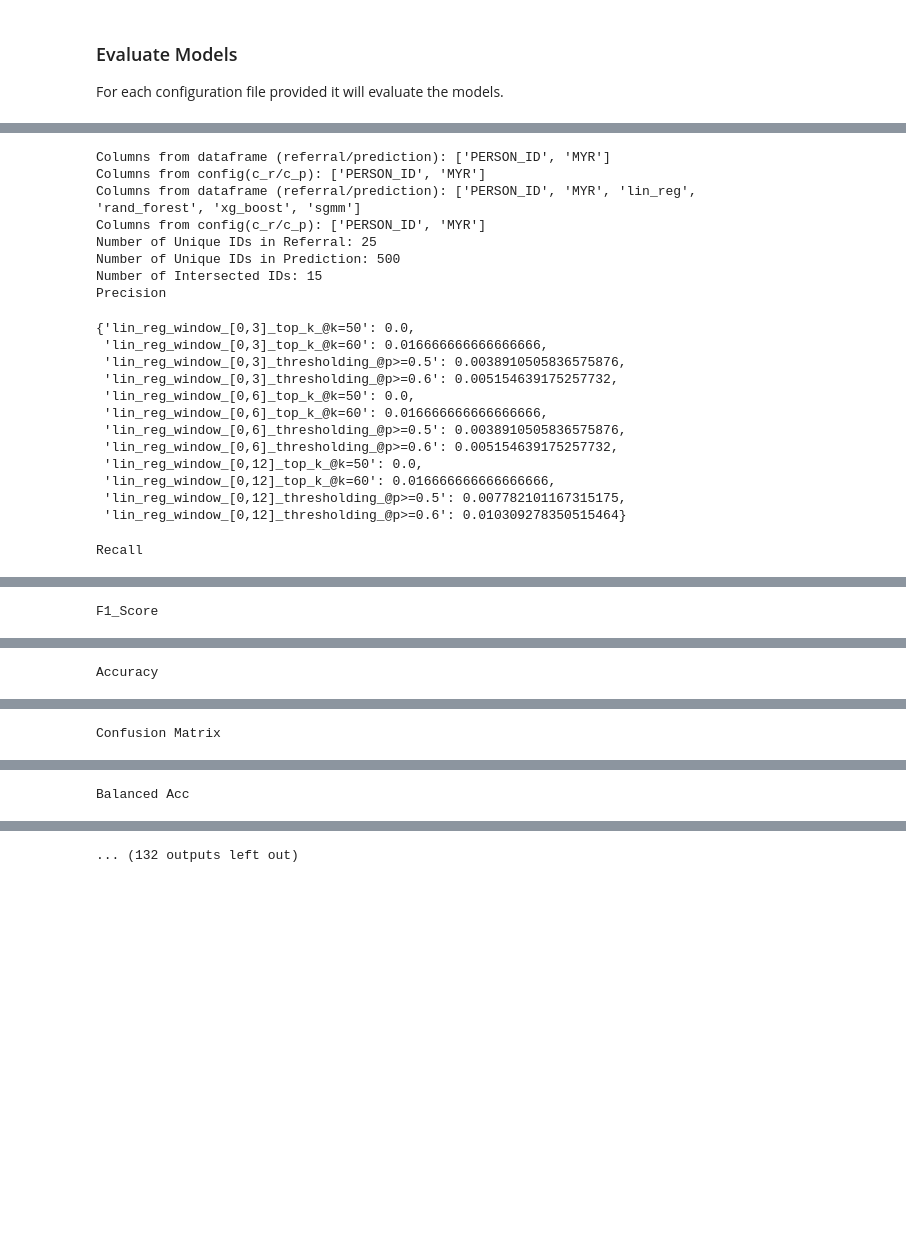
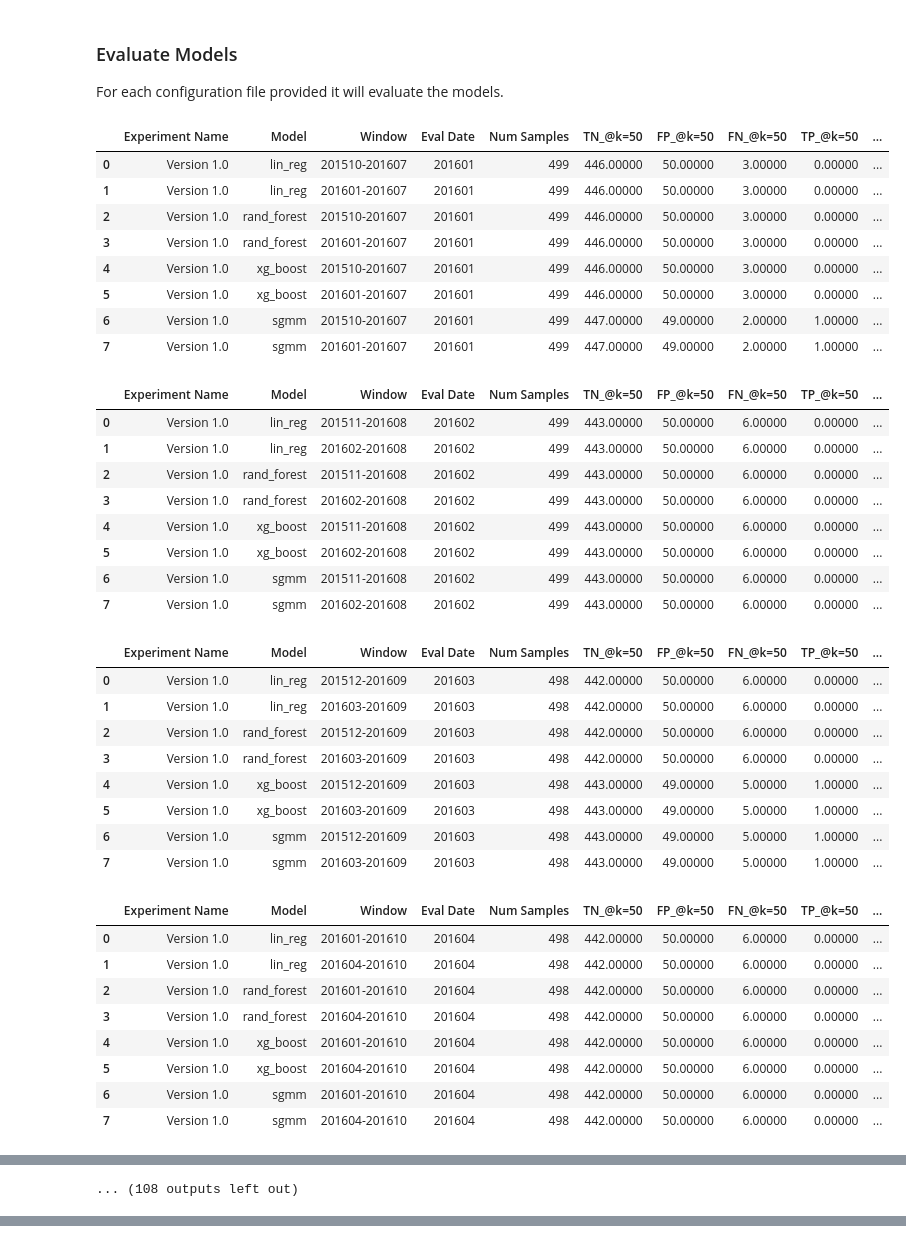
Before and after one commit to nafis-neehal/CDPHP_Evaluation, a Jupyter notebook: Evaluation.ipynb, the cells around one changed output, grey strips where cells are left out. Drawn from its saved outputs; the diff is of its cells as text; code cells hidden in the pictures; blank space fills up the shorter version.

```diff
--- a/Evaluation.ipynb
+++ b/Evaluation.ipynb
@@ -31,8 +31,10 @@ import Evaluate, Helper, Present, Score, Synthetic
 ### File configuration
 <p> Just edit the configuration file path/address. prediction_files contain configs for different prediction files. config_file contains other configs for referral, visualization, experiment etc. </p>
 # %%
+#multiple prediction file load still works, just loaded a single file because too many things are being displayed otherwise.
 config_file = 'config/config.yaml'
-prediction_config_files = ['config/predictions/pred1.yaml', 'config/predictions/pred2.yaml']
+#prediction_config_files = ['config/predictions/pred1.yaml', 'config/predictions/pred2.yaml']
+prediction_config_files = ['config/predictions/pred1.yaml']
 generate_data=True
 # %% [markdown]
 ### Load Configuration and Referrals
@@ -55,10 +57,50 @@ For each configuration file provided it will evaluate the models.
 # %%
 for c_p in predictions:
     prediction=Helper.read_file(directory=c_p['dir'],file=c_p['file'],file_format=c_p['file_format'],aws=c_p['aws'],bucket= c_p['bucket'])
     referrals=Helper.read_file(directory=c_r['dir'],file=c_r['file'],file_format=c_r['file_format'],aws=c_r['aws'],bucket= c_r['bucket'])
 
-    #TBD Implement a check that there is a match between prediction and evaluation file.
+    #eval date extract
+    date_list = Helper.eval_date_extract(c_p, prediction)
 
-    all_model_evaluations = Evaluate.evaluate(c_p, c_e, c_r, referrals, prediction)
-    Present.present_evaluation(c_p, c_r, c_e, c_visual, all_model_evaluations)
+    #run evaluation for all eval dates
+    for eval_date in date_list:
+        c_e['eval_date'] = eval_date
+        all_model_evaluations = Evaluate.evaluate(c_p, c_e, c_r, referrals, prediction)
+        Present.present_evaluation(c_p, c_r, c_e, c_visual, eval_date, all_model_evaluations)
 # %% [output]
+|  | Experiment Name | Model | Window | Eval Date | Num Samples | TN_@k=50 | FP_@k=50 | FN_@k=50 | TP_@k=50 | ... |
+| 0 | Version 1.0 | lin_reg | 201510-201607 | 201601 | 499 | 446.00000 | 50.00000 | 3.00000 | 0.00000 | ... |
+| 1 | Version 1.0 | lin_reg | 201601-201607 | 201601 | 499 | 446.00000 | 50.00000 | 3.00000 | 0.00000 | ... |
+| 2 | Version 1.0 | rand_forest | 201510-201607 | 201601 | 499 | 446.00000 | 50.00000 | 3.00000 | 0.00000 | ... |
+| 3 | Version 1.0 | rand_forest | 201601-201607 | 201601 | 499 | 446.00000 | 50.00000 | 3.00000 | 0.00000 | ... |
+| 4 | Version 1.0 | xg_boost | 201510-201607 | 201601 | 499 | 446.00000 | 50.00000 | 3.00000 | 0.00000 | ... |
+| 5 | Version 1.0 | xg_boost | 201601-201607 | 201601 | 499 | 446.00000 | 50.00000 | 3.00000 | 0.00000 | ... |
+| 6 | Version 1.0 | sgmm | 201510-201607 | 201601 | 499 | 447.00000 | 49.00000 | 2.00000 | 1.00000 | ... |
+| 7 | Version 1.0 | sgmm | 201601-201607 | 201601 | 499 | 447.00000 | 49.00000 | 2.00000 | 1.00000 | ... |
+|  | Experiment Name | Model | Window | Eval Date | Num Samples | TN_@k=50 | FP_@k=50 | FN_@k=50 | TP_@k=50 | ... |
+| 0 | Version 1.0 | lin_reg | 201511-201608 | 201602 | 499 | 443.00000 | 50.00000 | 6.00000 | 0.00000 | ... |
+| 1 | Version 1.0 | lin_reg | 201602-201608 | 201602 | 499 | 443.00000 | 50.00000 | 6.00000 | 0.00000 | ... |
+| 2 | Version 1.0 | rand_forest | 201511-201608 | 201602 | 499 | 443.00000 | 50.00000 | 6.00000 | 0.00000 | ... |
+| 3 | Version 1.0 | rand_forest | 201602-201608 | 201602 | 499 | 443.00000 | 50.00000 | 6.00000 | 0.00000 | ... |
+| 4 | Version 1.0 | xg_boost | 201511-201608 | 201602 | 499 | 443.00000 | 50.00000 | 6.00000 | 0.00000 | ... |
+| 5 | Version 1.0 | xg_boost | 201602-201608 | 201602 | 499 | 443.00000 | 50.00000 | 6.00000 | 0.00000 | ... |
+| 6 | Version 1.0 | sgmm | 201511-201608 | 201602 | 499 | 443.00000 | 50.00000 | 6.00000 | 0.00000 | ... |
+| 7 | Version 1.0 | sgmm | 201602-201608 | 201602 | 499 | 443.00000 | 50.00000 | 6.00000 | 0.00000 | ... |
+|  | Experiment Name | Model | Window | Eval Date | Num Samples | TN_@k=50 | FP_@k=50 | FN_@k=50 | TP_@k=50 | ... |
+| 0 | Version 1.0 | lin_reg | 201512-201609 | 201603 | 498 | 442.00000 | 50.00000 | 6.00000 | 0.00000 | ... |
+| 1 | Version 1.0 | lin_reg | 201603-201609 | 201603 | 498 | 442.00000 | 50.00000 | 6.00000 | 0.00000 | ... |
+| 2 | Version 1.0 | rand_forest | 201512-201609 | 201603 | 498 | 442.00000 | 50.00000 | 6.00000 | 0.00000 | ... |
+| 3 | Version 1.0 | rand_forest | 201603-201609 | 201603 | 498 | 442.00000 | 50.00000 | 6.00000 | 0.00000 | ... |
+| 4 | Version 1.0 | xg_boost | 201512-201609 | 201603 | 498 | 443.00000 | 49.00000 | 5.00000 | 1.00000 | ... |
+| 5 | Version 1.0 | xg_boost | 201603-201609 | 201603 | 498 | 443.00000 | 49.00000 | 5.00000 | 1.00000 | ... |
+| 6 | Version 1.0 | sgmm | 201512-201609 | 201603 | 498 | 443.00000 | 49.00000 | 5.00000 | 1.00000 | ... |
+| 7 | Version 1.0 | sgmm | 201603-201609 | 201603 | 498 | 443.00000 | 49.00000 | 5.00000 | 1.00000 | ... |
+|  | Experiment Name | Model | Window | Eval Date | Num Samples | TN_@k=50 | FP_@k=50 | FN_@k=50 | TP_@k=50 | ... |
+| 0 | Version 1.0 | lin_reg | 201601-201610 | 201604 | 498 | 442.00000 | 50.00000 | 6.00000 | 0.00000 | ... |
+| 1 | Version 1.0 | lin_reg | 201604-201610 | 201604 | 498 | 442.00000 | 50.00000 | 6.00000 | 0.00000 | ... |
+| 2 | Version 1.0 | rand_forest | 201601-201610 | 201604 | 498 | 442.00000 | 50.00000 | 6.00000 | 0.00000 | ... |
+| 3 | Version 1.0 | rand_forest | 201604-201610 | 201604 | 498 | 442.00000 | 50.00000 | 6.00000 | 0.00000 | ... |
+| 4 | Version 1.0 | xg_boost | 201601-201610 | 201604 | 498 | 442.00000 | 50.00000 | 6.00000 | 0.00000 | ... |
+| 5 | Version 1.0 | xg_boost | 201604-201610 | 201604 | 498 | 442.00000 | 50.00000 | 6.00000 | 0.00000 | ... |
+| 6 | Version 1.0 | sgmm | 201601-201610 | 201604 | 498 | 442.00000 | 50.00000 | 6.00000 | 0.00000 | ... |
+| 7 | Version 1.0 | sgmm | 201604-201610 | 201604 | 498 | 442.00000 | 50.00000 | 6.00000 | 0.00000 | ... |
@@ -65,21 +179 @@ for c_p in predictions:
-Columns from dataframe (referral/prediction): ['PERSON_ID', 'MYR']
-Columns from config(c_r/c_p): ['PERSON_ID', 'MYR']
-Columns from dataframe (referral/prediction): ['PERSON_ID', 'MYR', 'lin_reg', 'rand_forest', 'xg_boost', 'sgmm']
-Columns from config(c_r/c_p): ['PERSON_ID', 'MYR']
-Number of Unique IDs in Referral: 25
-Number of Unique IDs in Prediction: 500
-Number of Intersected IDs: 15
-Precision
+... (108 outputs left out)
-{'lin_reg_window_[0,3]_top_k_@k=50': 0.0,
- 'lin_reg_window_[0,3]_top_k_@k=60': 0.016666666666666666,
- 'lin_reg_window_[0,3]_thresholding_@p>=0.5': 0.0038910505836575876,
- 'lin_reg_window_[0,3]_thresholding_@p>=0.6': 0.005154639175257732,
- 'lin_reg_window_[0,6]_top_k_@k=50': 0.0,
- 'lin_reg_window_[0,6]_top_k_@k=60': 0.016666666666666666,
- 'lin_reg_window_[0,6]_thresholding_@p>=0.5': 0.0038910505836575876,
- 'lin_reg_window_[0,6]_thresholding_@p>=0.6': 0.005154639175257732,
- 'lin_reg_window_[0,12]_top_k_@k=50': 0.0,
- 'lin_reg_window_[0,12]_top_k_@k=60': 0.016666666666666666,
- 'lin_reg_window_[0,12]_thresholding_@p>=0.5': 0.007782101167315175,
- 'lin_reg_window_[0,12]_thresholding_@p>=0.6': 0.010309278350515464}
-Recall
@@ -98 +179,0 @@ Recall
-F1_Score
@@ -111 +179,0 @@ F1_Score
-Accuracy
@@ -124 +179,0 @@ Accuracy
-Confusion Matrix
@@ -142 +179,0 @@ Confusion Matrix
-Balanced Acc
@@ -155 +179,0 @@ Balanced Acc
-... (132 outputs left out)
```
Also changed, not shown: parts of 1 cell of this notebook, 8 other files.
